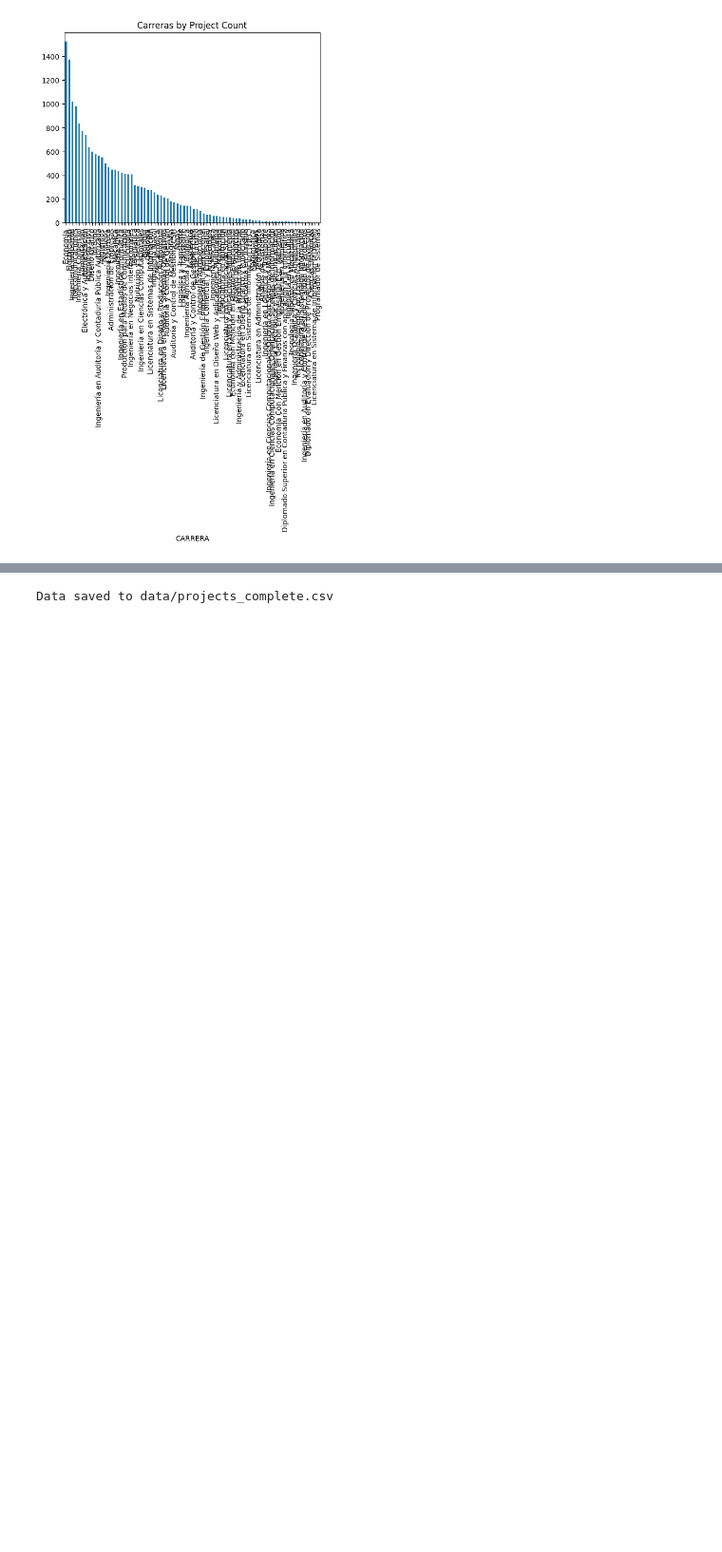
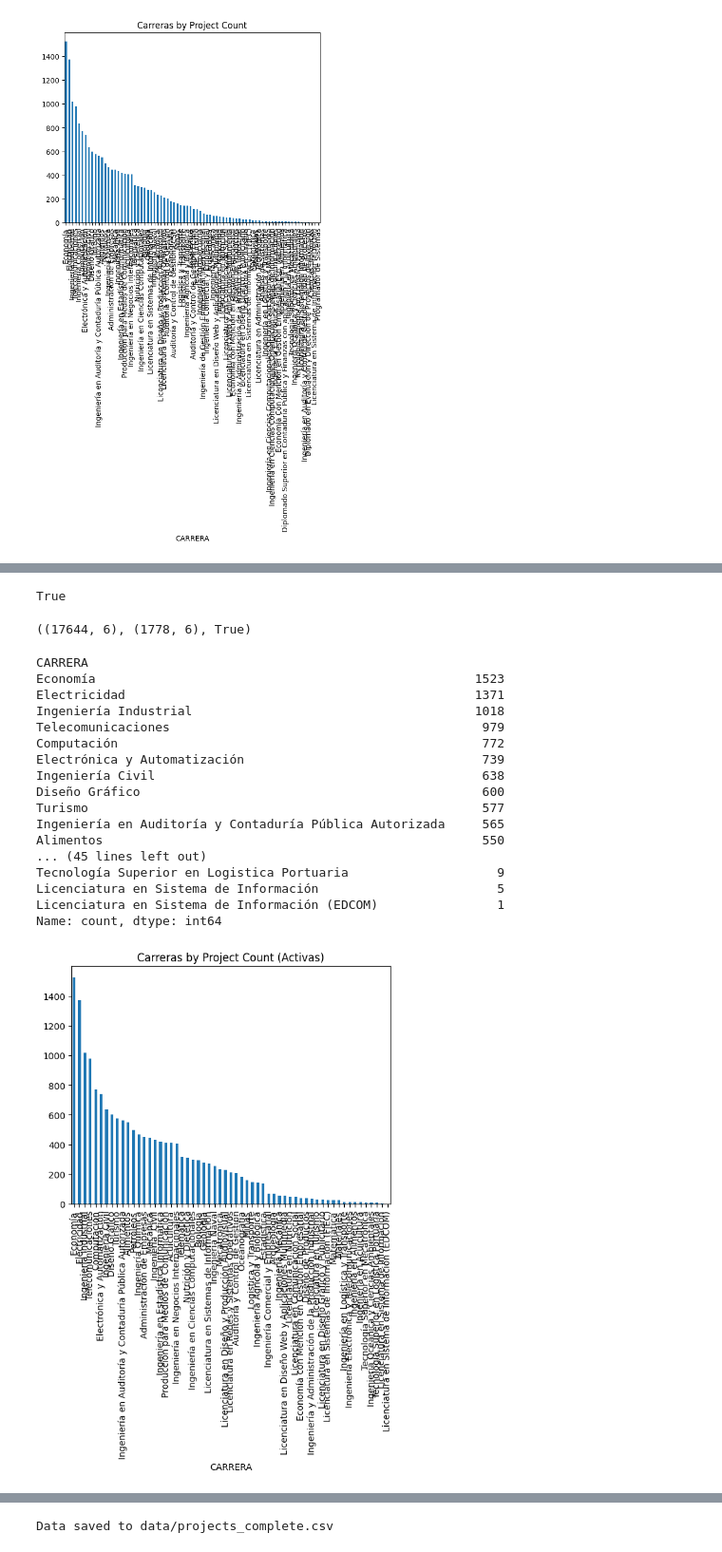
Before and after one commit to stevenaraujo98/project-carrear-classification, a Jupyter notebook: 1_preprocessing.ipynb, the cells around one changed output, grey strips where cells are left out. Shown at 95% size. Drawn from its saved outputs; the diff is of its cells as text; code cells hidden in the pictures; blank space fills up the shorter version.

```diff
--- a/1_preprocessing.ipynb
+++ b/1_preprocessing.ipynb
@@ -330,0 +333,6 @@ Name: count, Length: 78, dtype: int64
+# %%
+df_carreras = pd.read_csv('data/carreras_activas.csv')
+# %%
+df_carreras_2 = df_carreras[["IDPROGRAMA", "IDPROGRAMAPADRE", "NOMBRE", "ESTADO", "CONSIDERARPADRE", "ESTAVIGENTE"]]
+# %%
+df_carreras_activas = df_carreras_2[df_carreras_2["ESTAVIGENTE"] == "S"]
@@ -330,0 +361,33 @@ Name: count, Length: 78, dtype: int64
+# %%
+"Licenciatura en Sistema de Información (EDCOM)" in df_carreras_activas["NOMBRE"].value_counts().keys()
+# %% [output]
+True
+# %%
+df_projects_complete_activas = df_projects_complete[df_projects_complete["CARRERA"].isin(df_carreras_activas["NOMBRE"])]
+df_projects_complete_no_activas = df_projects_complete[~df_projects_complete["CARRERA"].isin(df_carreras_activas["NOMBRE"])]
+# %%
+df_projects_complete_activas.shape, df_projects_complete_no_activas.shape, df_projects_complete_activas.shape[0] + df_projects_complete_no_activas.shape[0] == df_projects_complete.shape[0]
+# %% [output]
+((17644, 6), (1778, 6), True)
+# %%
+df_projects_complete_activas["CARRERA"].value_counts().plot(kind='bar', title='Carreras by Project Count (Activas)')
+df_projects_complete_activas["CARRERA"].value_counts()
+# %% [output]
+CARRERA
+Economía                                                   1523
+Electricidad                                               1371
+Ingeniería Industrial                                      1018
+Telecomunicaciones                                          979
+Computación                                                 772
+Electrónica y Automatización                                739
+Ingeniería Civil                                            638
+Diseño Gráfico                                              600
+Turismo                                                     577
+Ingeniería en Auditoría y Contaduría Pública Autorizada     565
+Alimentos                                                   550
+... (45 lines left out)
+Tecnología Superior en Logistica Portuaria                    9
+Licenciatura en Sistema de Información                        5
+Licenciatura en Sistema de Información (EDCOM)                1
+Name: count, dtype: int64
+[figure, added]
```
Also changed, not shown: parts of 12 cells of this notebook, 5 other files.
